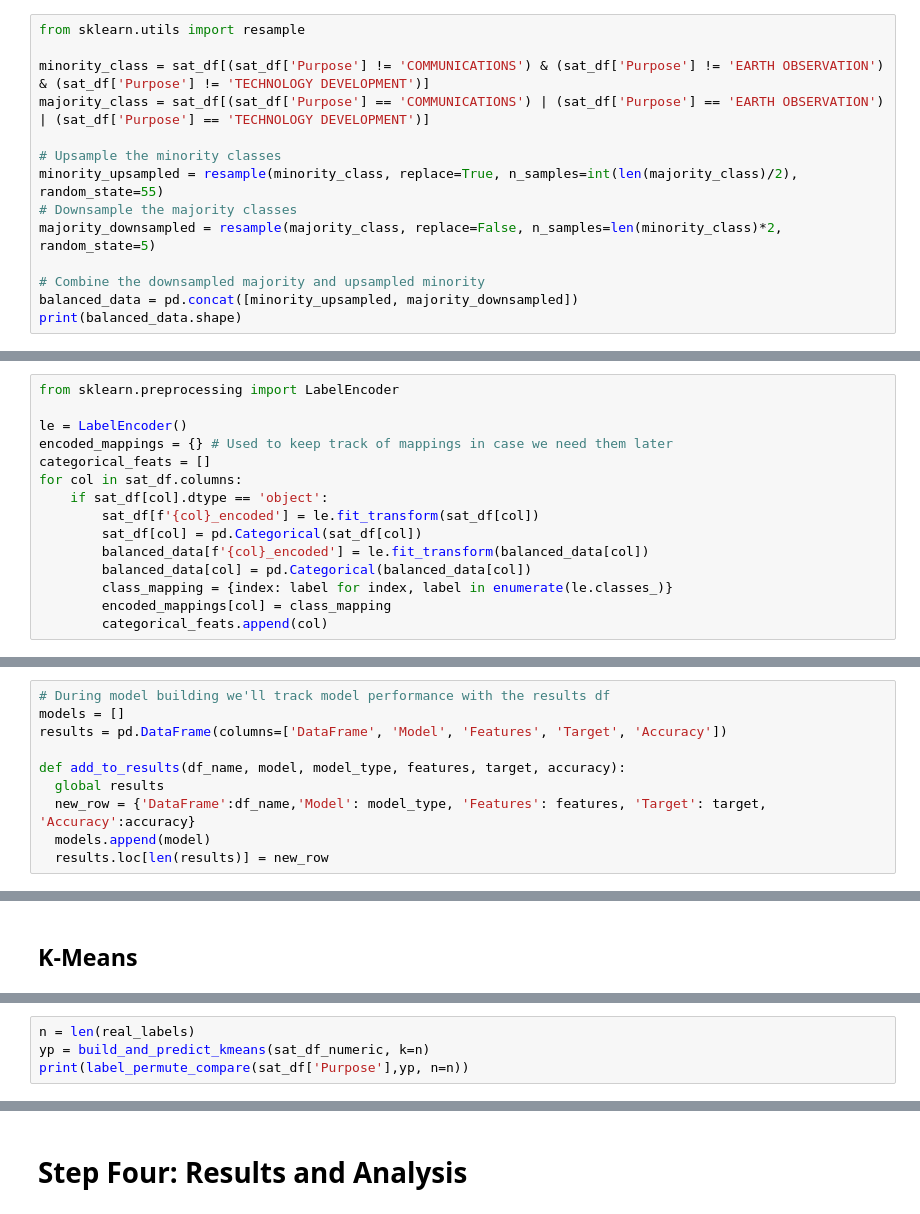
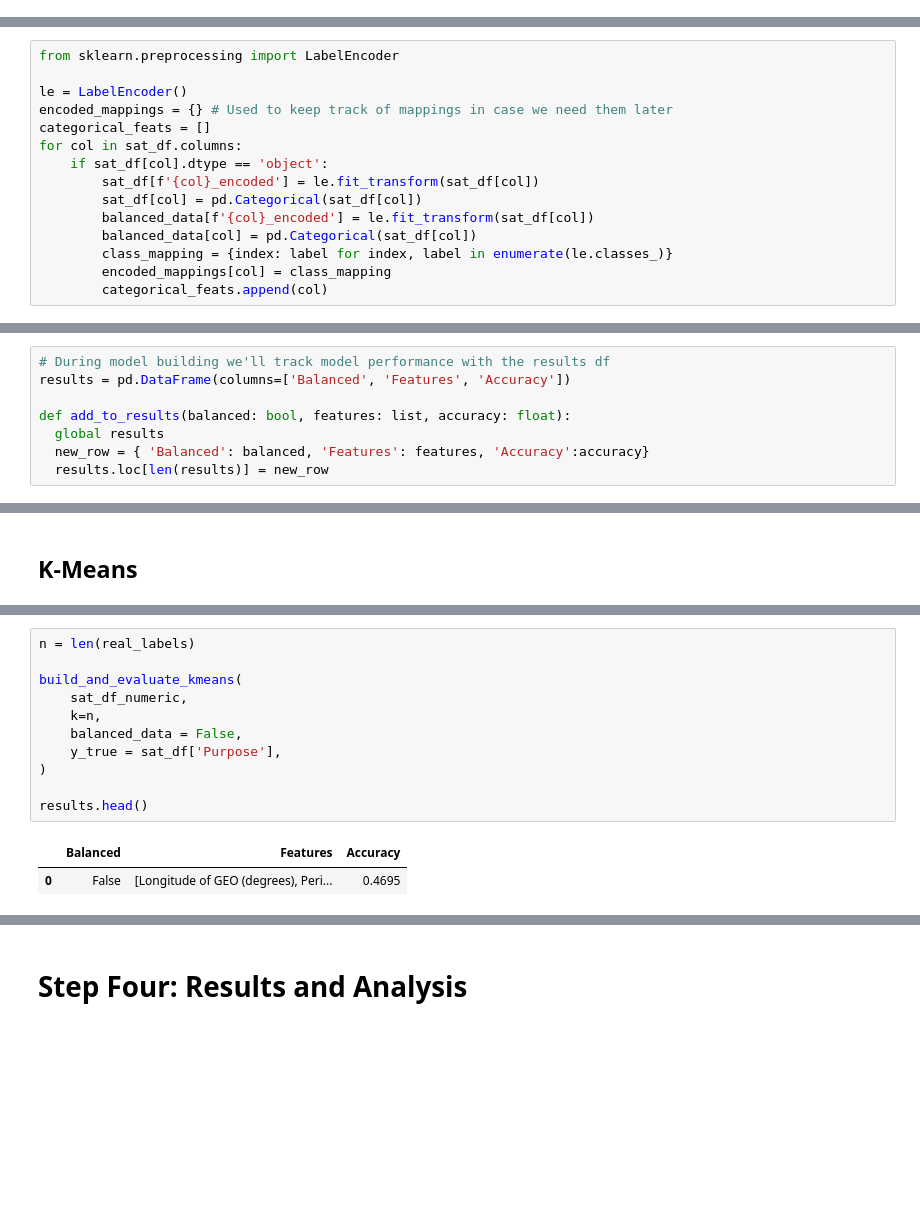
Before and after one commit to iffigueroa/Satellite-Classification, a Jupyter notebook: unsupervised_satellite_classification.ipynb, the cells around one changed output, grey strips where cells are left out. Cells and saved outputs as stored; diff of their text form; blank space fills up the shorter version.

Commit message:
clean up kmeans helpers

```diff
--- a/unsupervised_satellite_classification.ipynb
+++ b/unsupervised_satellite_classification.ipynb
@@ -137,14 +201,0 @@ Found 29 unique values
-# %%
-from sklearn.utils import resample
-
-minority_class = sat_df[(sat_df['Purpose'] != 'COMMUNICATIONS') & (sat_df['Purpose'] != 'EARTH OBSERVATION') & (sat_df['Purpose'] != 'TECHNOLOGY DEVELOPMENT')]
-majority_class = sat_df[(sat_df['Purpose'] == 'COMMUNICATIONS') | (sat_df['Purpose'] == 'EARTH OBSERVATION') | (sat_df['Purpose'] == 'TECHNOLOGY DEVELOPMENT')]
-
-# Upsample the minority classes
-minority_upsampled = resample(minority_class, replace=True, n_samples=int(len(majority_class)/2), random_state=55)
-# Downsample the majority classes
-majority_downsampled = resample(majority_class, replace=False, n_samples=len(minority_class)*2, random_state=5)
-
-# Combine the downsampled majority and upsampled minority
-balanced_data = pd.concat([minority_upsampled, majority_downsampled])
-print(balanced_data.shape)
@@ -203,8 +245,8 @@ for col in sat_df.columns:
     if sat_df[col].dtype == 'object':
         sat_df[f'{col}_encoded'] = le.fit_transform(sat_df[col])
         sat_df[col] = pd.Categorical(sat_df[col])
-        balanced_data[f'{col}_encoded'] = le.fit_transform(balanced_data[col])
-        balanced_data[col] = pd.Categorical(balanced_data[col])
+        balanced_data[f'{col}_encoded'] = le.fit_transform(sat_df[col])
+        balanced_data[col] = pd.Categorical(sat_df[col])
         class_mapping = {index: label for index, label in enumerate(le.classes_)}
         encoded_mappings[col] = class_mapping
         categorical_feats.append(col)
@@ -217,13 +259,11 @@ In this section we will build two types of unsupervised models: K-means and DBSC
 TODO: CLARIFY - First we'll perform preliminary feature selection based on a combination of correlation + iterating through feature choices to see which produce highest accuracy. After we'll build our models and apply different methods to try and negate biases in our data.
 # %%
 # During model building we'll track model performance with the results df
-models = []
-results = pd.DataFrame(columns=['DataFrame', 'Model', 'Features', 'Target', 'Accuracy'])
+results = pd.DataFrame(columns=['Balanced', 'Features', 'Accuracy'])
 
-def add_to_results(df_name, model, model_type, features, target, accuracy):
+def add_to_results(balanced: bool, features: list, accuracy: float):
   global results
-  new_row = {'DataFrame':df_name,'Model': model_type, 'Features': features, 'Target': target, 'Accuracy':accuracy}
-  models.append(model)
+  new_row = { 'Balanced': balanced, 'Features': features, 'Accuracy':accuracy}
   results.loc[len(results)] = new_row
 # %%
 real_labels = sat_df['Purpose'].unique()
@@ -286,5 +327,15 @@ def build_and_predict_kmeans(data, k):
 # %%
 n = len(real_labels)
-yp = build_and_predict_kmeans(sat_df_numeric, k=n)
-print(label_permute_compare(sat_df['Purpose'],yp, n=n))
+
+build_and_evaluate_kmeans(
+    sat_df_numeric,
+    k=n,
+    balanced_data = False,
+    y_true = sat_df['Purpose'],
+)
+
+results.head()
+# %% [output]
+|  | Balanced | Features | Accuracy |
+| 0 | False | [Longitude of GEO (degrees), Peri... | 0.4695 |
 # %% [markdown]
```
Also changed, not shown: parts of 14 cells of this notebook.
